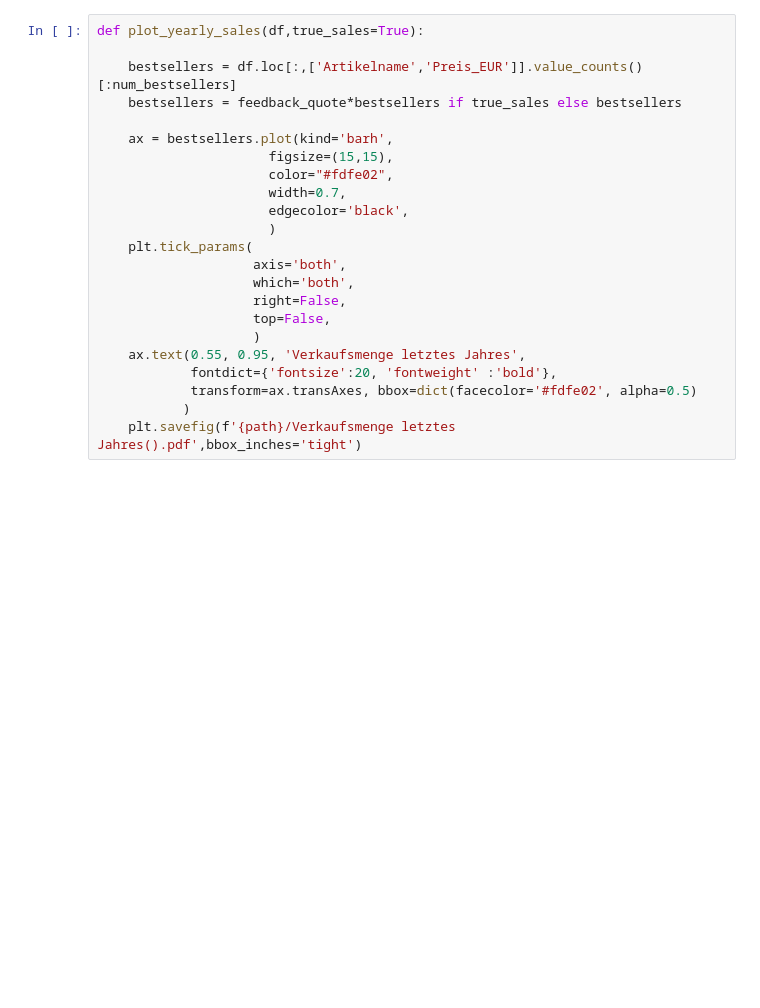
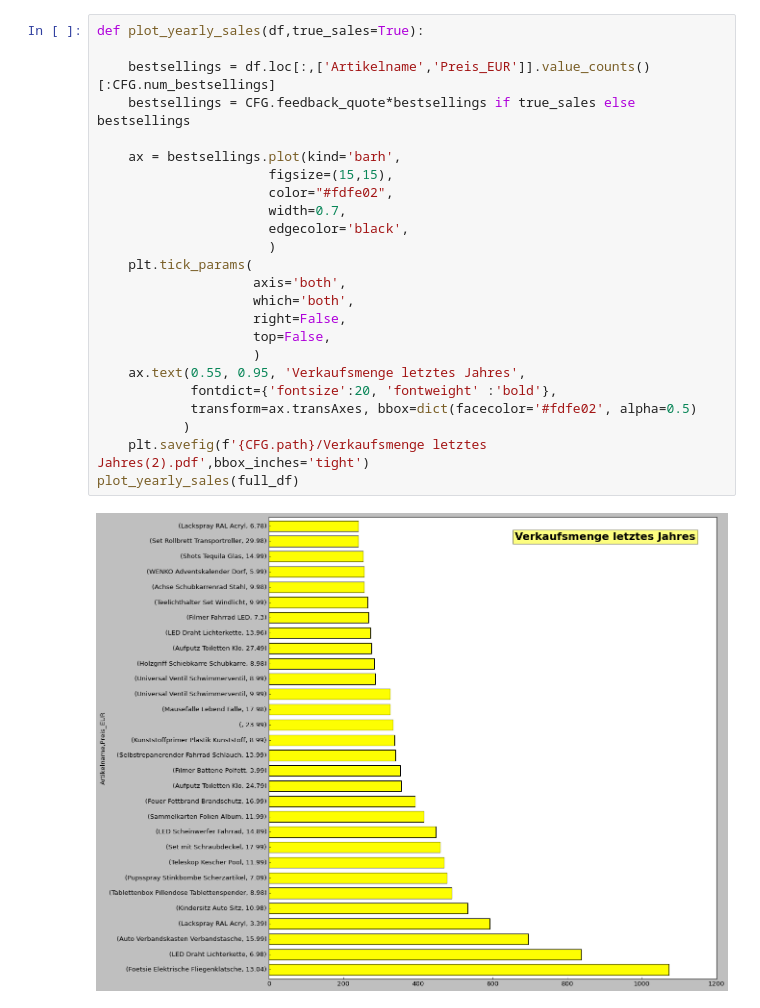
Before and after one commit to isaacduong/eBay_Amazon_dpd_data_analyzer, a Jupyter notebook: sales_analysis.ipynb, the cells around one changed output. Drawn from its saved outputs; the diff is of its cells as text; blank space fills up the shorter version.

```diff
--- a/sales_analysis.ipynb
+++ b/sales_analysis.ipynb
@@ -250,25 +308,28 @@ def plot_monthly_sales(df,true_sales=True):
 # %%
 def plot_yearly_sales(df,true_sales=True):
 
-    bestsellers = df.loc[:,['Artikelname','Preis_EUR']].value_counts()[:num_bestsellers]
-    bestsellers = feedback_quote*bestsellers if true_sales else bestsellers
+    bestsellings = df.loc[:,['Artikelname','Preis_EUR']].value_counts()[:CFG.num_bestsellings]
+    bestsellings = CFG.feedback_quote*bestsellings if true_sales else bestsellings
 
-    ax = bestsellers.plot(kind='barh',
+    ax = bestsellings.plot(kind='barh',
                       figsize=(15,15),
                       color="#fdfe02",
                       width=0.7,
                       edgecolor='black',
                       )
     plt.tick_params(
                     axis='both',
                     which='both',
                     right=False,
                     top=False,
                     )
     ax.text(0.55, 0.95, 'Verkaufsmenge letztes Jahres',
             fontdict={'fontsize':20, 'fontweight' :'bold'},
             transform=ax.transAxes, bbox=dict(facecolor='#fdfe02', alpha=0.5)
            )
-    plt.savefig(f'{path}/Verkaufsmenge letztes Jahres().pdf',bbox_inches='tight')
+    plt.savefig(f'{CFG.path}/Verkaufsmenge letztes Jahres(2).pdf',bbox_inches='tight')
+plot_yearly_sales(full_df)
+# %% [output]
+[figure, added]
 # %%
 def plot_turnover_volume(df,num = 25,true_sales = True):
```
Also changed, not shown: parts of 48 cells of this notebook, 1 other file.
